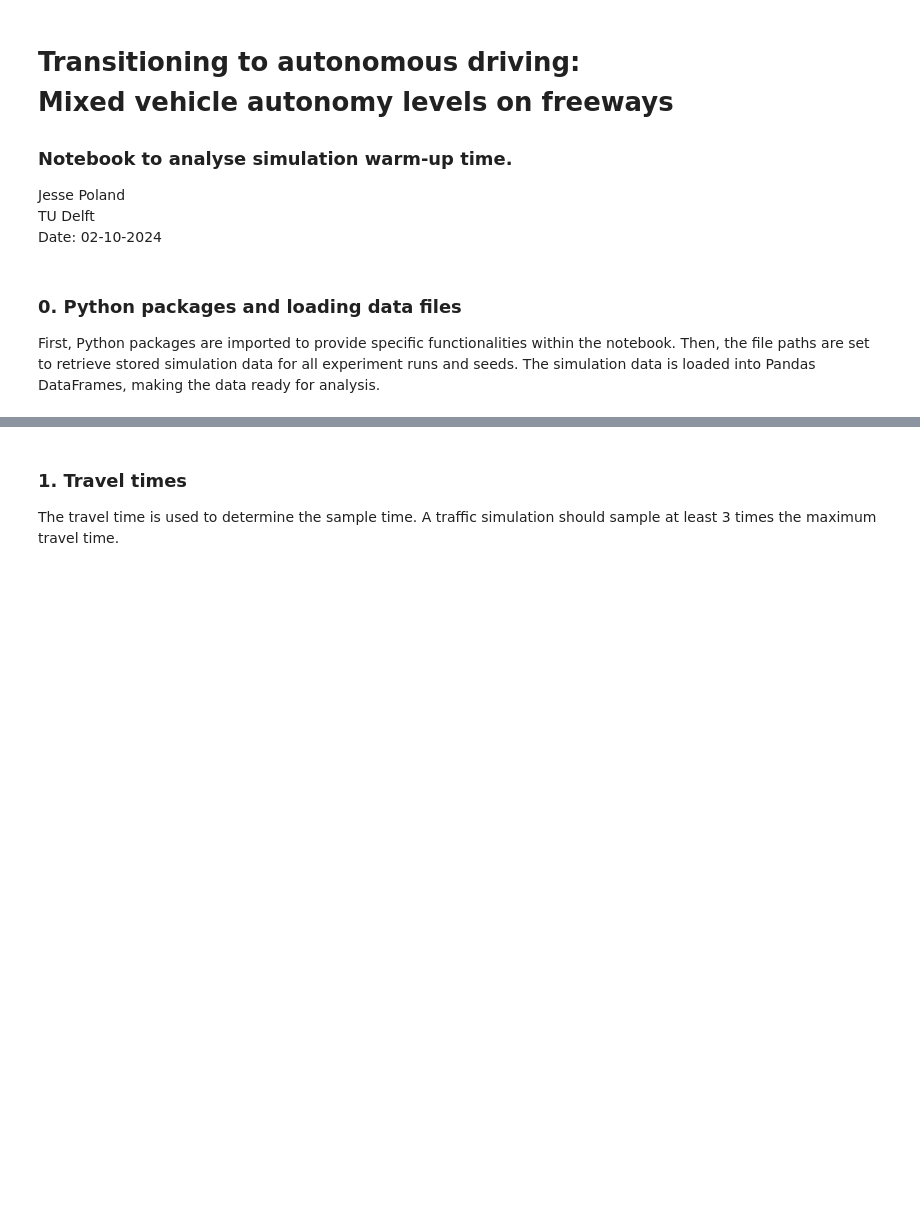
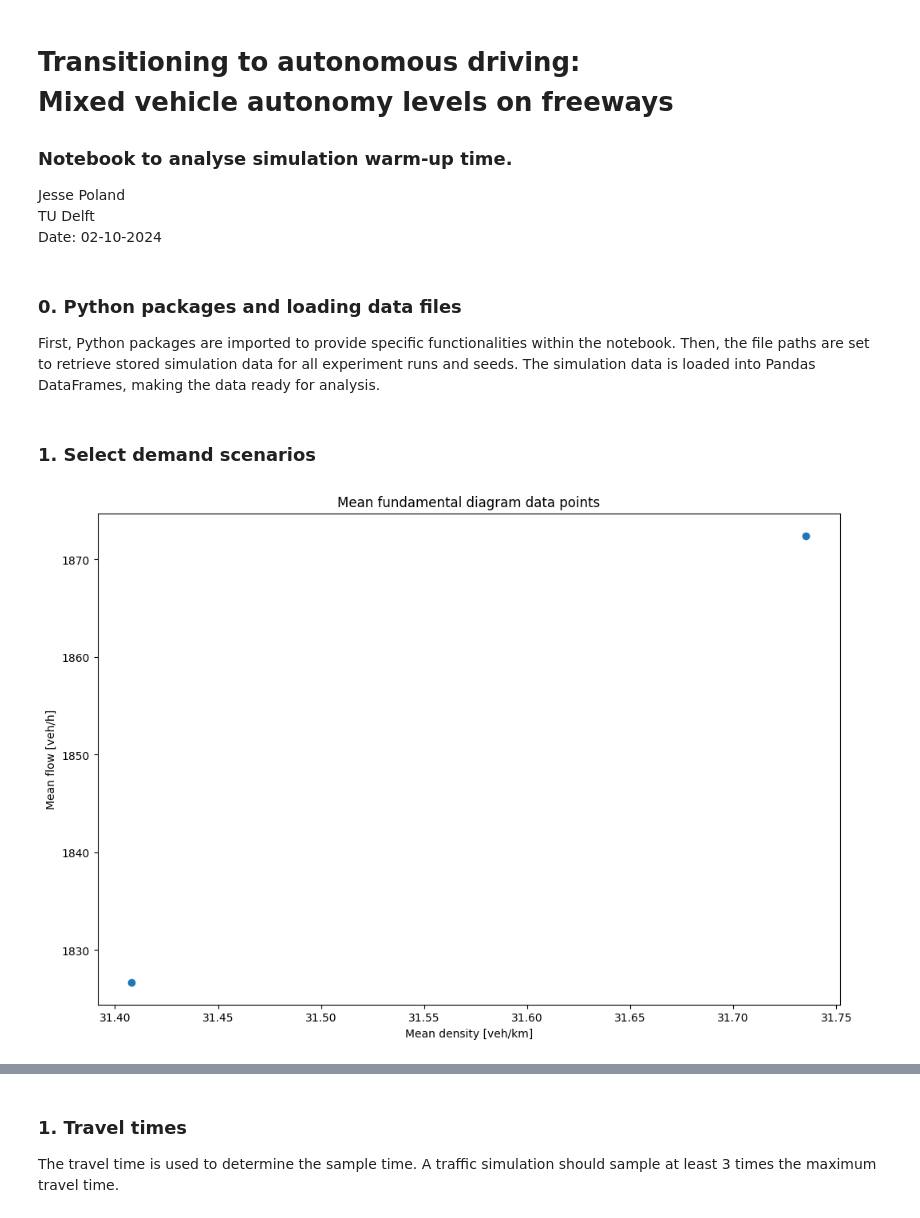
Before and after one commit to J-Poland/GraduationOTS, a Jupyter notebook: thesis_experiments/notebooks/warmup_time.ipynb, the cells around one changed output, grey strips where cells are left out. Cells and saved outputs as stored; diff of their text form; code cells hidden in the pictures; blank space fills up the shorter version.

```diff
--- a/thesis_experiments/notebooks/warmup_time.ipynb
+++ b/thesis_experiments/notebooks/warmup_time.ipynb
@@ -22,10 +22,10 @@ import warnings
 warnings.simplefilter(action='ignore', category=FutureWarning)
 # %%
 # simulation output folder
-experiment_name = 'full_level_runs_0'
+experiment_name = 'full_level_runs_4'
 
 # load Java simulation data
-experiment_folder = fr'C:\Users\jesse\Documents\Java\TrafficSimulation-workspace\traffic-sim\src\main\resources\{experiment_name}'
+experiment_folder = fr'C:\Users\jesse\Documents\EPA_TUDelft\MasterThesis\thesis_experiments\SIMLAB-BOTLEK\{experiment_name}'
 
 # available files
 input_values = 'inputValues.csv'
@@ -83,3 +89,38 @@ def load_dataframe(columns_of_interest, folder, file, input_file=None):
     # return resulting DataFrame
     df.reset_index(drop=True, inplace=True)
     return df
+# %% [markdown]
+### 1. Select demand scenarios
+# %%
+# get single FD data
+variables = ['mean_speed', 'mean_density', 'mean_flow'] #, 'BC.ONRAMP_mean_speed', 'BC.ONRAMP_mean_density', 'BC.ONRAMP_mean_flow']
+df_single_fd = load_dataframe(variables, experiment_folder, single_output, input_values)
+# add time column, each FD calculation represents 0.5 sec
+df_single_fd['time'] = df_single_fd['time'] = df_single_fd.groupby(['seed', 'run']).cumcount() / 2
+# select columns of interest
+variables_of_interest = ['time', 'seed', 'run', 'main_demand', 'ramp_demand'] + variables
+columns_to_include = [col for col in df_single_fd.columns if col in variables_of_interest]
+df_single_fd = df_single_fd[columns_to_include]
+# %%
+# show scatter plot
+def show_fd_scatter_plot(df):
+    plt.figure(figsize=(12,8))
+    plt.scatter(df['mean_density'], df['mean_flow'])
+    plt.xlabel('Mean density [veh/km]')
+    plt.ylabel('Mean flow [veh/h]')
+    plt.title('Mean fundamental diagram data points')
+    plt.show()
+
+# convert data
+df_single_fd_c = df_single_fd.copy()
+for col in df_single_fd_c.columns.tolist():
+    if 'flow' in col:
+        df_single_fd_c[col] = df_single_fd_c[col].astype(float) * 3600
+    if 'density' in col:
+        df_single_fd_c[col] = df_single_fd_c[col].astype(float) * 1000
+    if 'speed' in col:
+        df_single_fd_c[col] = df_single_fd_c[col].astype(float) * 3.6
+
+show_fd_scatter_plot(df_single_fd_c)
+# %% [output]
+[figure, added]
```
Also changed, not shown: parts of 5 cells of this notebook.
